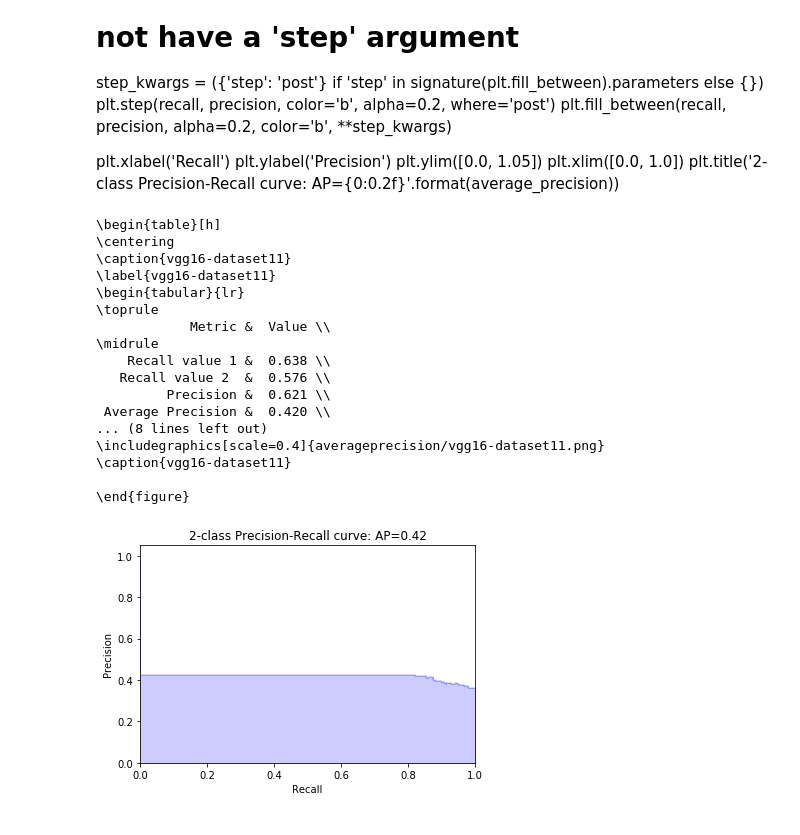
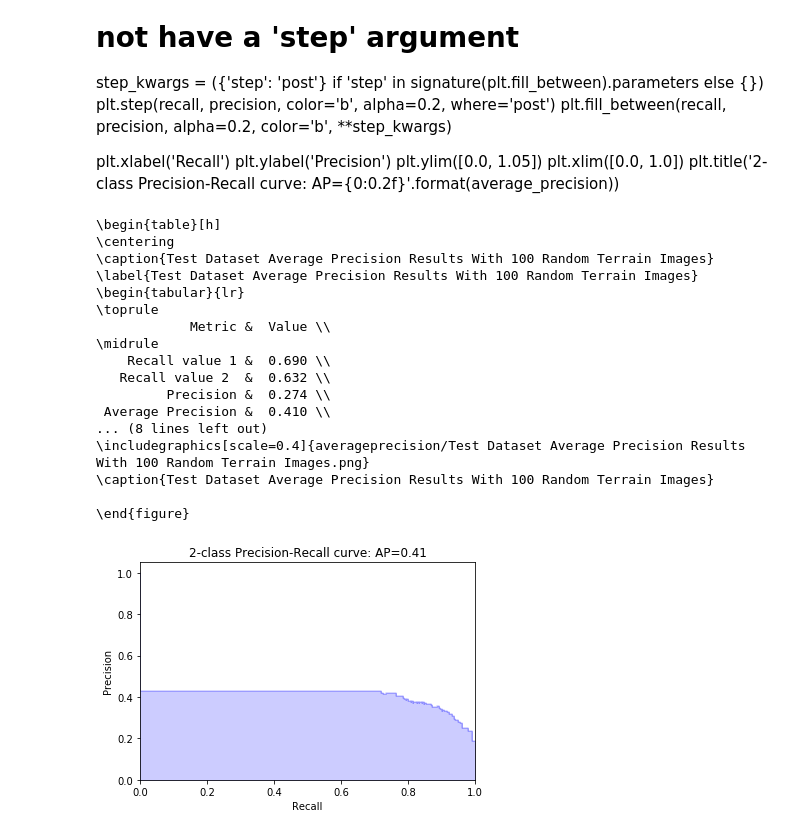
Before and after one commit to micsche/Michael-Schembri, a Jupyter notebook: averageprecision/AveragePrecision.ipynb, the cells around one changed output. Saved outputs shown, nothing was run; the diff lists cells and outputs as text; code cells hidden in the pictures.

```diff
--- a/averageprecision/AveragePrecision.ipynb
+++ b/averageprecision/AveragePrecision.ipynb
@@ -36,12 +20,13 @@ from sklearn.metrics import average_precision_score
 # %% [markdown]
 ### Change Prediction results to csv
 # %%
-prediction_test="vgg16-dataset11.test.slidingwindow.csv"
+prediction_test="correct_vgg16-dataset11.test.slidingwindow.csv"
 # %% [markdown]
 ### Change Ground-truth to GEO, TEST or TRAIN
 # %%
 test="test"
-prediction_dir="./boundingbox/"
+caption=test+" dataset Average Precision results with 100 Random Terrain Images"
+prediction_dir="./correct/"
 pd_file=join(prediction_dir,prediction_test)
 
 if test=="train":
@@ -275,7 +236,7 @@ def iou(scene,box,threshold):
     py2=max(b,d)
     area_pr=((px2-px1)**2+(py2-py1)**2)**0.5
 
-    found=0
+    found=False
 
     for index,row in scene_df.iterrows():
         a=row['x']
@@ -296,21 +257,27 @@ def iou(scene,box,threshold):
         if iou>threshold:
             print("YES ",end="")
             gt_df.loc[index,'USE']=True  ## Mark Ground-Truth as found
-            found=1
+            found=True
     return found
 # %%
 def getAPlist():
     AP_table=[]
     gt_df['USE']=False
-    confidence_threshold=0.0
+    confidence_threshold=0.0   ## Include all detections with confidence > 0 i.e TP + FP
     for index, row in pred_df[pred_df['confidence']>confidence_threshold].iterrows():
         TP=iou(row['filename'],[row['x'], row['y'],row['x1'], row['y1']],0.1)
-        AP_table.append([TP,round(row['confidence'],2)])
+        AP_table.append([TP,row['confidence']])
+
+    ## Include all detections not found FN
+    for index,row in gt_df[gt_df['USE']==False].iterrows():
+        AP_table.append([False,0])
+
 
     df = pd.DataFrame(AP_table)
     df.columns = ['positive','confidence']
     df=df.sort_values(by=['confidence'], ascending=False)
 
+
     return df
 
 AP_df = getAPlist()
@@ -357,7 +326,7 @@ plt.ylim([0.0, 1.05])
 plt.xlim([0.0, 1.0])
 plt.title('2-class Precision-Recall curve: AP={0:0.2f}'.format(average_precision))
 # %%
-def get_results():
+def get_results(title):
     tableout=[]
 
     recall1=len(gt_df[gt_df['USE']==True])/len(gt_df)
@@ -380,47 +349,47 @@ def get_results():
     table_df.columns=["Metric","Value"]
     string=table_df.to_latex(index=False,bold_rows=True)
 
-    title=prediction_test.split(".")[0]
+    #title=prediction_test.split(".")[0]
     string="\\begin{table}[h]\n\\centering\n\\caption{"+title+"}\n\label{"+title+"}\n"+string+"\\end{table}"
     print(string)
 
     string2="\n\n\\begin{figure}[h]\n\\centering\n"
     string2=string2+"\\label{"+title+"}\n\\includegraphics[scale=0.4]{averageprecision/"+title+".png}\n"
     string2=string2+"\\caption{"+title+"}\n\n\\end{figure}\n"
     print(string2)
 
     filename='/home/mike/Documents/UOM/dissert/gitinference/Michael-Schembri/statistics/averageprecision/'+title+".png"
     precision, recall, thresholds = precision_recall_curve(y_true, y_scores)
     step_kwargs = ({'step': 'post'}
                    if 'step' in signature(plt.fill_between).parameters
                    else {})
     plt.step(recall, precision, color='b', alpha=0.2, where='post')
     plt.fill_between(recall, precision, alpha=0.2, color='b', **step_kwargs)
 
     plt.xlabel('Recall')
     plt.ylabel('Precision')
     plt.ylim([0.0, 1.05])
     plt.xlim([0.0, 1.0])
     plt.title('2-class Precision-Recall curve: AP={0:0.2f}'.format(average_precision))
 
     plt.savefig(filename)
-get_results()
+get_results(caption.title())
 # %% [output]
 \begin{table}[h]
 \centering
-\caption{vgg16-dataset11}
-\label{vgg16-dataset11}
+\caption{Test Dataset Average Precision Results With 100 Random Terrain Images}
+\label{Test Dataset Average Precision Results With 100 Random Terrain Images}
 \begin{tabular}{lr}
 \toprule
             Metric &  Value \\
 \midrule
-    Recall value 1 &  0.638 \\
-   Recall value 2  &  0.576 \\
-         Precision &  0.621 \\
- Average Precision &  0.420 \\
+    Recall value 1 &  0.690 \\
+   Recall value 2  &  0.632 \\
+         Precision &  0.274 \\
+ Average Precision &  0.410 \\
 ... (8 lines left out)
-\includegraphics[scale=0.4]{averageprecision/vgg16-dataset11.png}
-\caption{vgg16-dataset11}
+\includegraphics[scale=0.4]{averageprecision/Test Dataset Average Precision Results With 100 Random Terrain Images.png}
+\caption{Test Dataset Average Precision Results With 100 Random Terrain Images}
 
 \end{figure}
-[figure, old version]
+[figure, new version]
```
Also changed, not shown: parts of 8 cells of this notebook, 3 other files.
